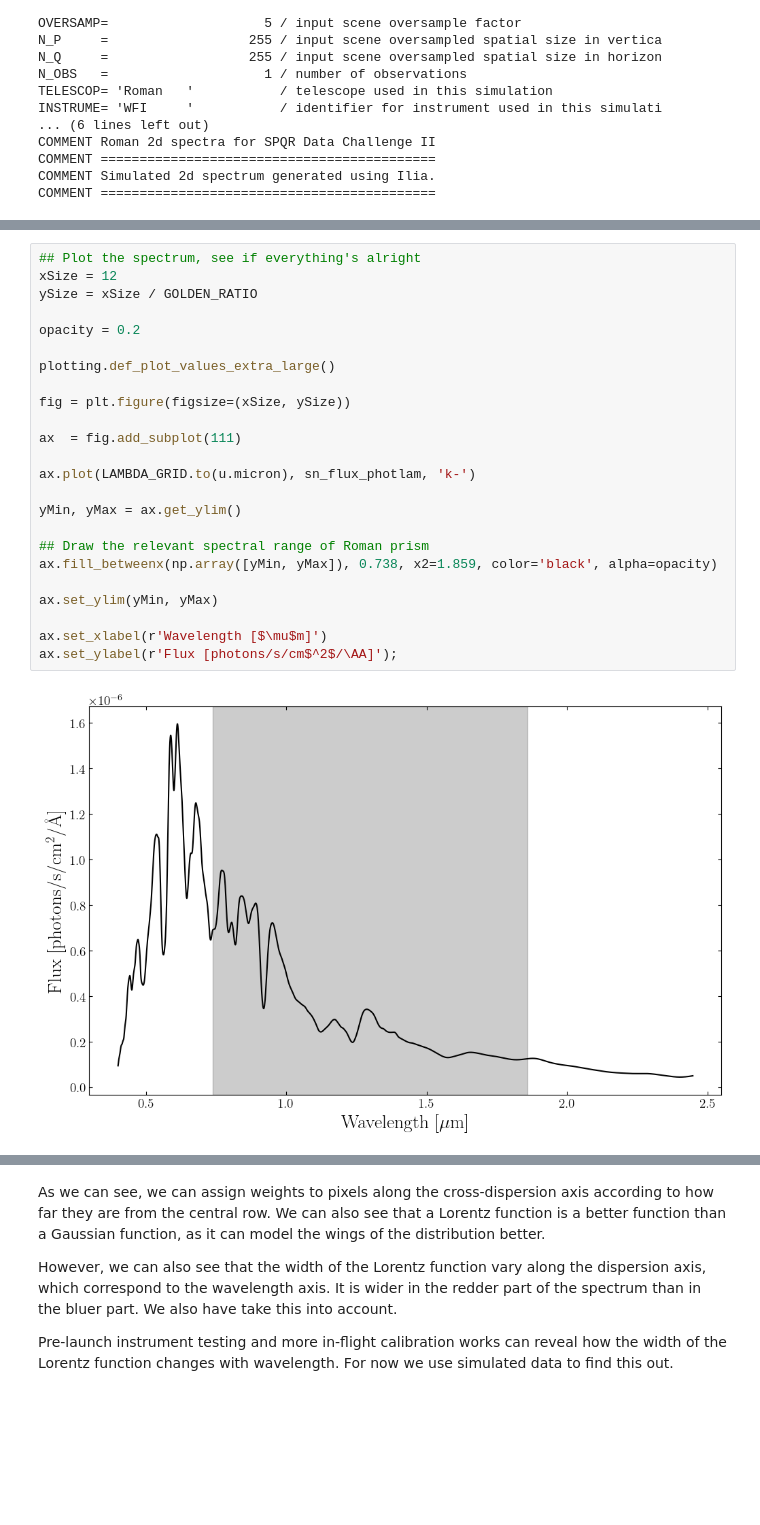
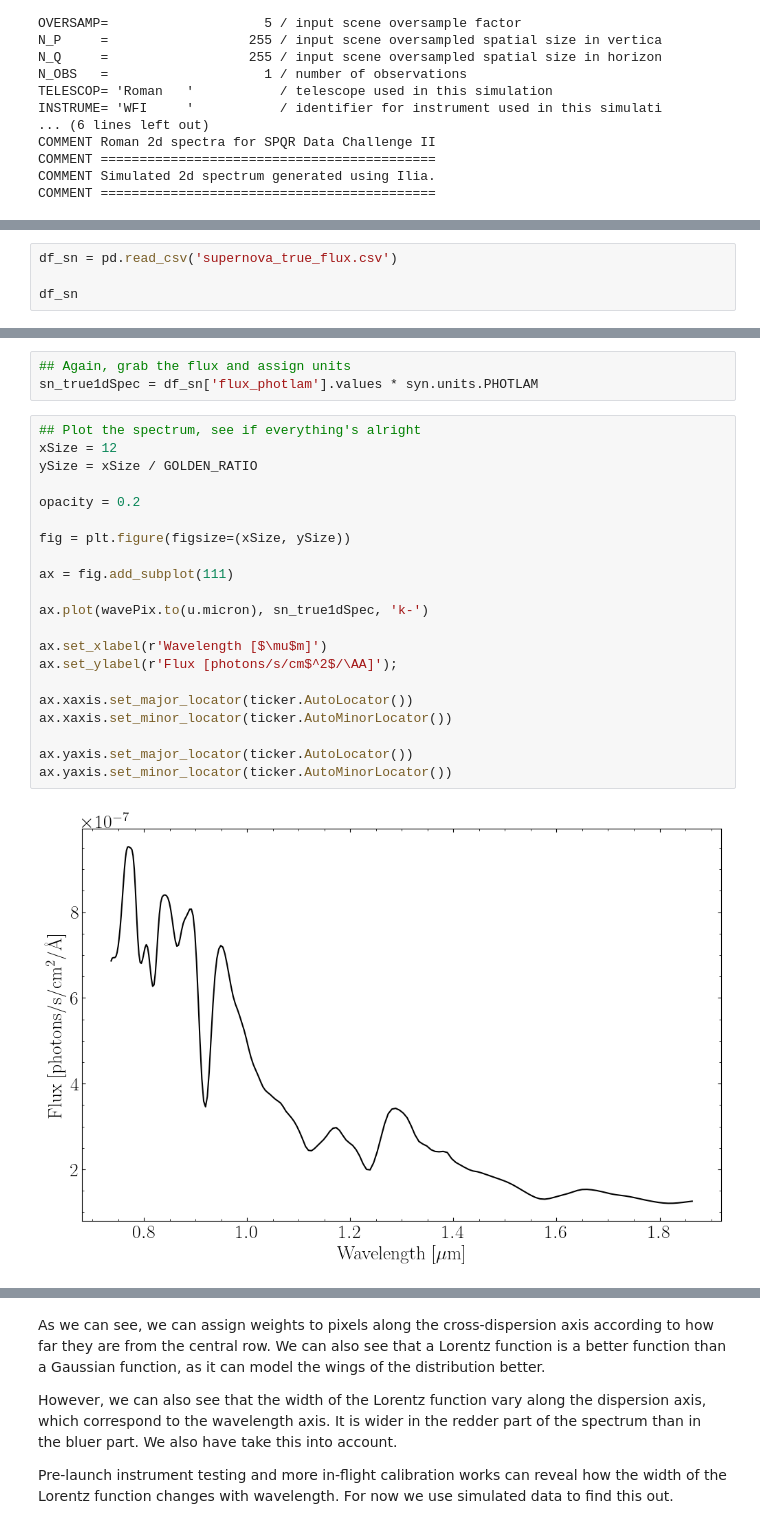
Before and after one commit to sangeetak20/RomanSpectraDataChallenge, a Jupyter notebook: DataChallenge2/prism_demo/prism_1d_spectral_extraction_using_simple_summation_and_optimum_spectral_extraction.ipynb, the cells around one changed output, grey strips where cells are left out. Saved outputs shown, nothing was run; the diff lists cells and outputs as text; blank space fills up the shorter version.

Commit message:
Modifying the prism notebook based on James' suggestions

```diff
--- a/DataChallenge2/prism_demo/prism_1d_spectral_extraction_using_simple_summation_and_optimum_spectral_extraction.ipynb
+++ b/DataChallenge2/prism_demo/prism_1d_spectral_extraction_using_simple_summation_and_optimum_spectral_extraction.ipynb
@@ -457,0 +453,4 @@ amplitude 7.836417804991638e-10
+# %%
+df_sn = pd.read_csv('supernova_true_flux.csv')
+
+df_sn
@@ -458,26 +471,26 @@ amplitude 7.836417804991638e-10
+# %%
+## Again, grab the flux and assign units
+sn_true1dSpec = df_sn['flux_photlam'].values * syn.units.PHOTLAM
 # %%
 ## Plot the spectrum, see if everything's alright
 xSize = 12
 ySize = xSize / GOLDEN_RATIO
 
 opacity = 0.2
 
-plotting.def_plot_values_extra_large()
-
 fig = plt.figure(figsize=(xSize, ySize))
 
-ax  = fig.add_subplot(111)
+ax = fig.add_subplot(111)
 
-ax.plot(LAMBDA_GRID.to(u.micron), sn_flux_photlam, 'k-')
-
-yMin, yMax = ax.get_ylim()
-
-## Draw the relevant spectral range of Roman prism
-ax.fill_betweenx(np.array([yMin, yMax]), 0.738, x2=1.859, color='black', alpha=opacity)
-
-ax.set_ylim(yMin, yMax)
+ax.plot(wavePix.to(u.micron), sn_true1dSpec, 'k-')
 
 ax.set_xlabel(r'Wavelength [$\mu$m]')
 ax.set_ylabel(r'Flux [photons/s/cm$^2$/\AA]');
+
+ax.xaxis.set_major_locator(ticker.AutoLocator())
+ax.xaxis.set_minor_locator(ticker.AutoMinorLocator())
+
+ax.yaxis.set_major_locator(ticker.AutoLocator())
+ax.yaxis.set_minor_locator(ticker.AutoMinorLocator())
 # %% [output]
-[figure, old version]
+[figure, new version]
```
Also changed, not shown: parts of 35 cells of this notebook, 2 other files.
